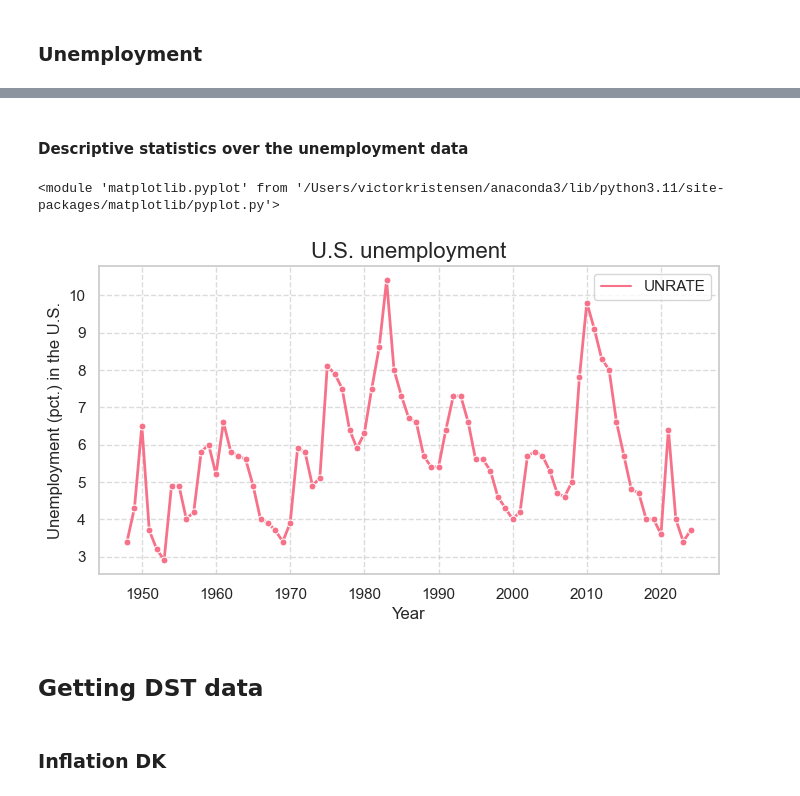
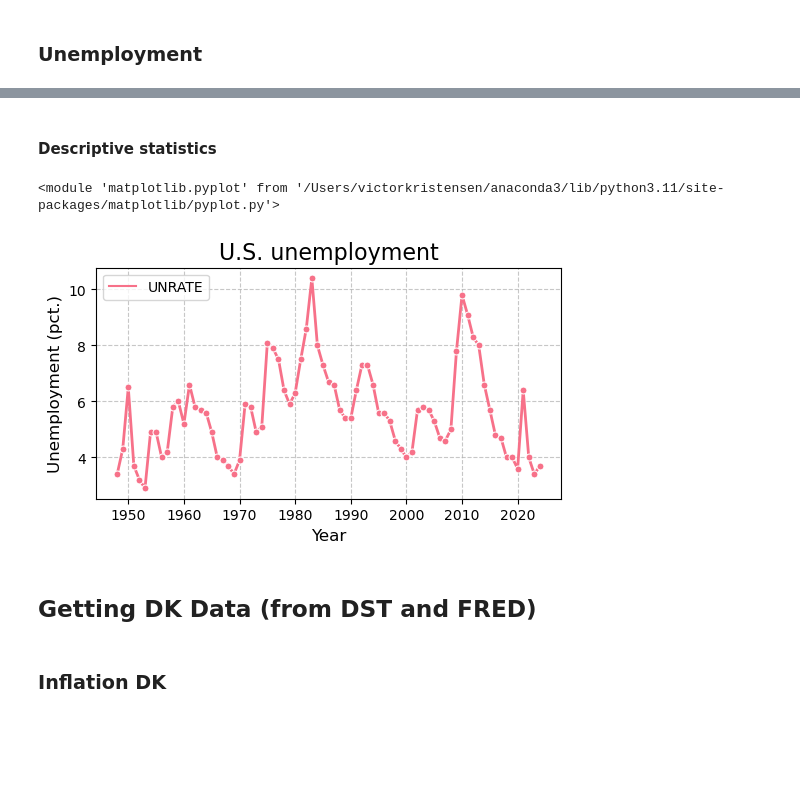
Before and after one commit to sgv491/projects-2024-Bertil-Nikoline-Victor, a Jupyter notebook: dataproject/dataproject.ipynb, the cells around one changed output, grey strips where cells are left out. Drawn from its saved outputs; the diff is of its cells as text; code cells hidden in the pictures; blank space fills up the shorter version.

```diff
--- a/dataproject/dataproject.ipynb
+++ b/dataproject/dataproject.ipynb
@@ -104,16 +58,22 @@ unemployment_us_annual.sample(10)
+# %%
+# Get data from API call
+unemployment_annual_US = DataHelper.unemployment_annual_US()
+
+# Display 10 random elements
+#unemployment_annual_US.sample(10)
 # %% [markdown]
-#### Descriptive statistics over the unemployment data
+#### Descriptive statistics
 # %%
-# Plot the U.S. inflation data
-GraphHelper.pretty_line_plot_US(
-    unemployment_us_annual,
+# Plot data
+GraphHelper.line_plot_without_labels(
+    unemployment_annual_US,
     "U.S. unemployment",
     "Year",
-    "Unemployment (pct.) in the U.S.")
+    "Unemployment (pct.)")
 # %% [output]
 <module 'matplotlib.pyplot' from '/Users/victorkristensen/anaconda3/lib/python3.11/site-packages/matplotlib/pyplot.py'>
-[figure, old version]
+[figure, new version]
 # %% [markdown]
-## Getting DST data
+## Getting DK Data (from DST and FRED)
 # %% [markdown]
 ### Inflation DK
```
Also changed, not shown: parts of 29 cells of this notebook, 4 other files.
